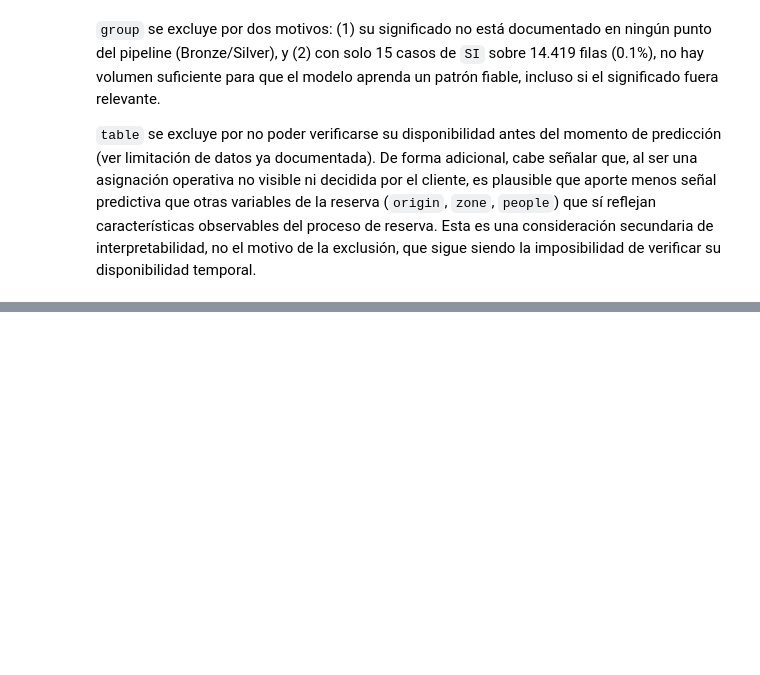
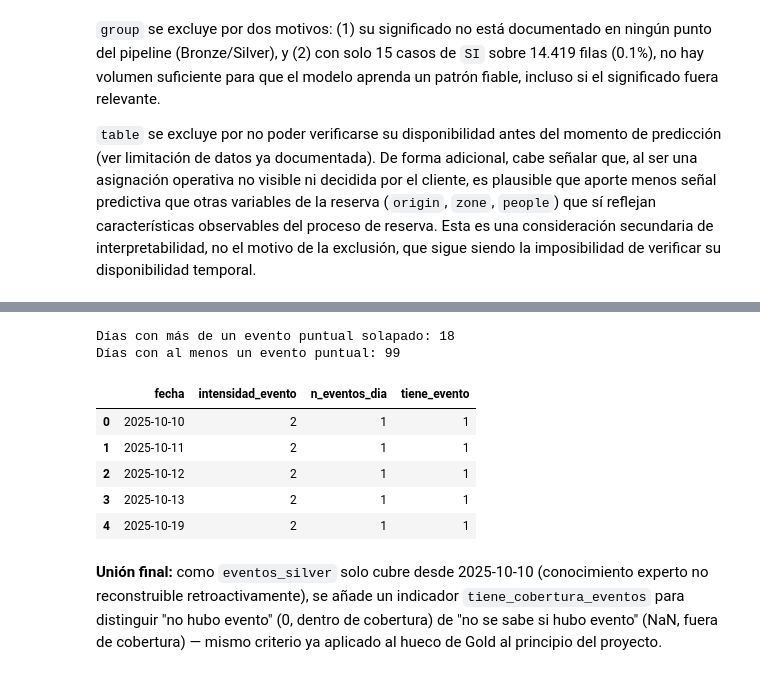
Before and after one commit to Joaquindam/TFM-Hosteleria-AI, a Jupyter notebook: notebooks/06_pred_noshows.ipynb, the cells around one changed output, grey strips where cells are left out. Drawn from its saved outputs; the diff is of its cells as text; code cells hidden in the pictures; blank space fills up the shorter version.

```diff
--- a/notebooks/06_pred_noshows.ipynb
+++ b/notebooks/06_pred_noshows.ipynb
@@ -356,0 +435,72 @@ print(features_reserva.isna().sum())
+# %%
+eventos_silver = pd.read_parquet(SILVER_SNAP / 'eventos_silver.parquet')
+eventos_silver['duracion_dias'] = (
+    eventos_silver['fecha_fin'] - eventos_silver['fecha_inicio']
+).dt.days
+
+# ── Eventos puntuales: expansión a nivel diario ─────────────────────────────
+eventos_puntuales = eventos_silver[eventos_silver['duracion_dias'] <= 14].copy()
+
+filas_expandidas = []
+for _, row in eventos_puntuales.iterrows():
+    for fecha in pd.date_range(row['fecha_inicio'], row['fecha_fin']):
+        filas_expandidas.append({
+            'fecha': fecha,
+            'intensidad': row['intensidad_sugerida'],
+            'nombre_evento': row['nombre_evento']
+        })
+eventos_diario = pd.DataFrame(filas_expandidas)
+
+solapados = eventos_diario.groupby('fecha').size()
+dias_con_solape = solapados[solapados > 1]
+print(f"Días con más de un evento puntual solapado: {len(dias_con_solape)}")
+
+# Salvaguarda: si el CSV de eventos cambia en el futuro y aparece un empate
+# en |intensidad| con signos distintos, la regla de "evento dominante" deja
+# de ser determinista (idxmax() elegiría según el orden del DataFrame, no
+# por ningún criterio de negocio). Verificado sin empates en la versión
+# actual (ver justificación); se deja como assert para que cualquier
+# regeneración futura del dataset lo vuelva a comprobar automáticamente.
+empates = eventos_diario.groupby('fecha')['intensidad'].apply(
+    lambda g: (g.abs() == g.abs().max()).sum() > 1 and g.nunique() > 1
+)
+assert empates.sum() == 0, (
+    f"{empates.sum()} días con empate en |intensidad| — revisar antes de "
+    "confiar en la agregación por evento dominante (no sería determinista)."
+)
+
+# ── Agregación por día: evento dominante (máximo en valor absoluto, con ────
+#    signo) + conteo de eventos simultáneos ─────────────────────────────────
+def intensidad_dominante(grupo):
+    return grupo.loc[grupo.abs().idxmax()]
+
+intensidad_agregada = (
+    eventos_diario
+    .groupby('fecha')['intensidad']
+    .apply(intensidad_dominante)
+    .rename('intensidad_evento')
+)
+
+n_eventos_dia = (
+    eventos_diario
+    .groupby('fecha')
+    .size()
+    .rename('n_eventos_dia')
+)
+
+eventos_diario_agregado = pd.concat([intensidad_agregada, n_eventos_dia], axis=1).reset_index()
+eventos_diario_agregado['tiene_evento'] = 1
+
+print(f"Días con al menos un evento puntual: {len(eventos_diario_agregado)}")
+eventos_diario_agregado.head()
+# %% [output]
+Días con más de un evento puntual solapado: 18
+Días con al menos un evento puntual: 99
+|  | fecha | intensidad_evento | n_eventos_dia | tiene_evento |
+| 0 | 2025-10-10 | 2 | 1 | 1 |
+| 1 | 2025-10-11 | 2 | 1 | 1 |
+| 2 | 2025-10-12 | 2 | 1 | 1 |
+| 3 | 2025-10-13 | 2 | 1 | 1 |
+| 4 | 2025-10-19 | 2 | 1 | 1 |
+# %% [markdown]
+**Unión final:** como `eventos_silver` solo cubre desde 2025-10-10 (conocimiento experto no reconstruible retroactivamente), se añade un indicador `tiene_cobertura_eventos` para distinguir "no hubo evento" (0, dentro de cobertura) de "no se sabe si hubo evento" (NaN, fuera de cobertura) — mismo criterio ya aplicado al hueco de Gold al principio del proyecto.
```
Also changed, not shown: parts of 16 cells of this notebook, 10 other files.
